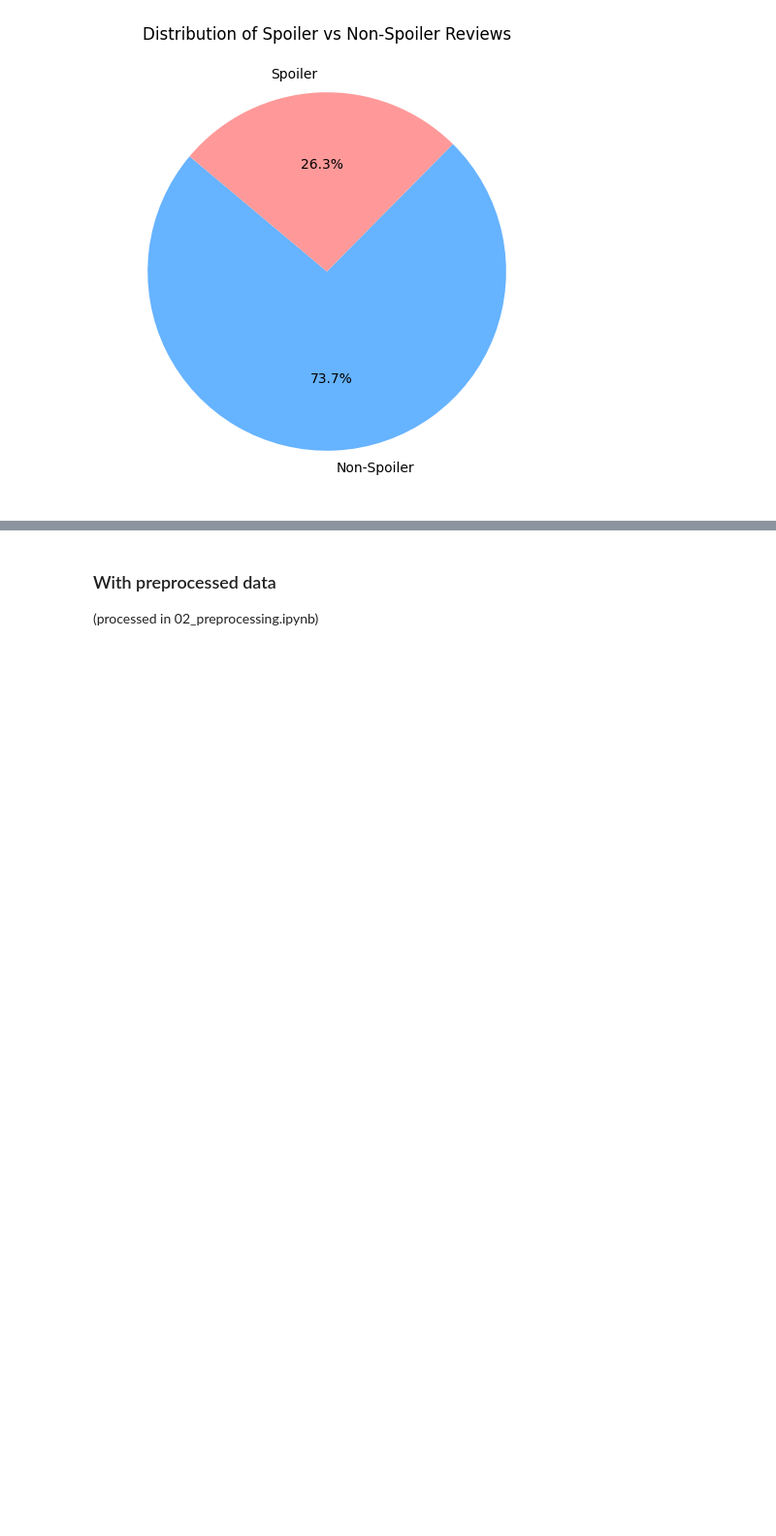
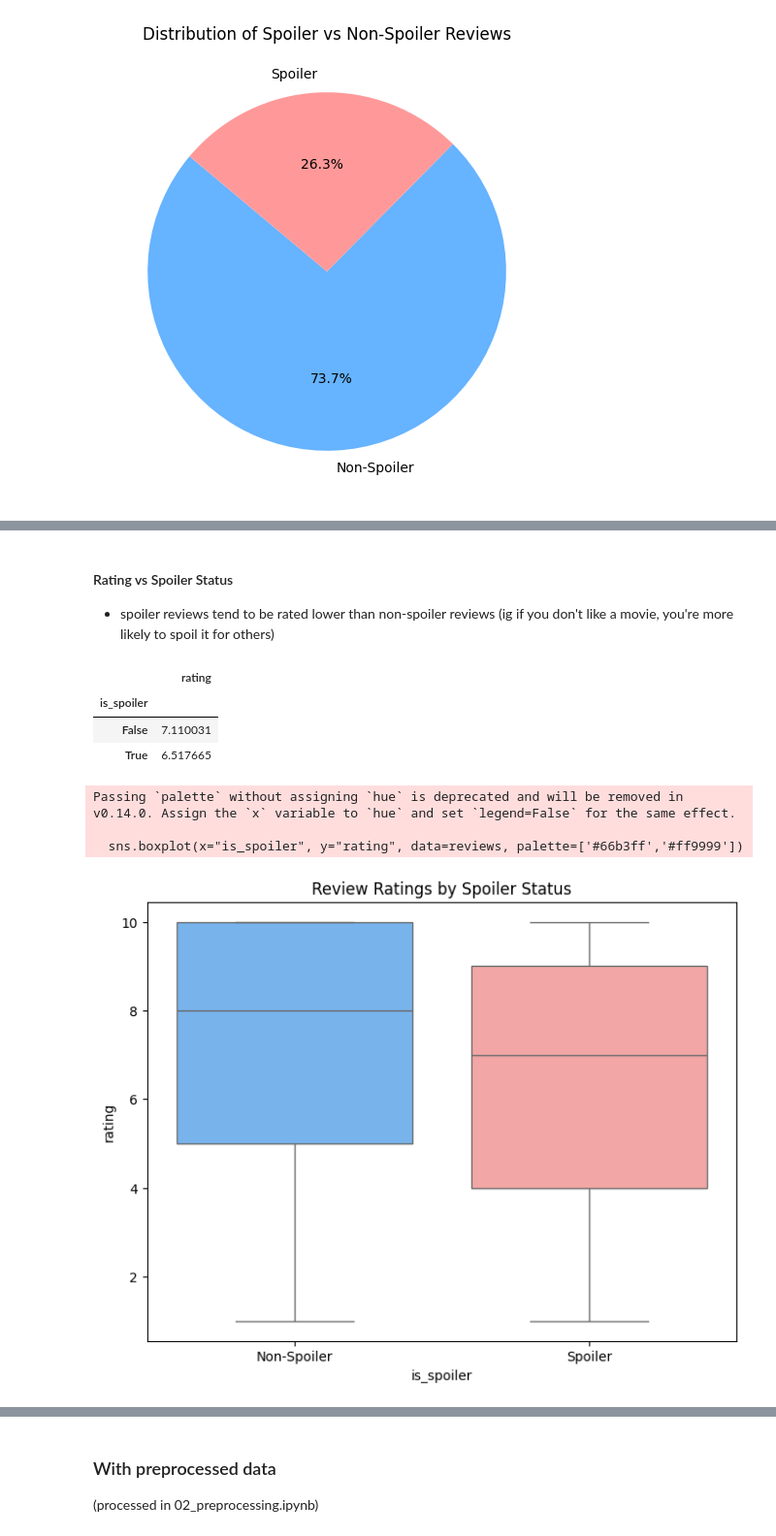
Before and after one commit to ayshmnmm/plot-protector, a Jupyter notebook: notebooks/01_eda.ipynb, the cells around one changed output, grey strips where cells are left out. Shown at 97% size. Cells and saved outputs as stored; diff of their text form; code cells hidden in the pictures; blank space fills up the shorter version.

```diff
--- a/notebooks/01_eda.ipynb
+++ b/notebooks/01_eda.ipynb
@@ -76,0 +196,24 @@ plt.show()
+# %% [markdown]
+#### Rating vs Spoiler Status
+
+- spoiler reviews tend to be rated lower than non-spoiler reviews (ig if you don't like a movie, you're more likely to spoil it for others)
+# %%
+# average rating by spoiler status
+reviews[["rating", "is_spoiler"]].groupby("is_spoiler").mean()
+# %% [output]
+|  | rating |
+| is_spoiler |  |
+| False | 7.110031 |
+| True | 6.517665 |
+# %%
+# box plot of ratings by spoiler status
+plt.figure(figsize=(8, 6))
+sns.boxplot(x="is_spoiler", y="rating", data=reviews, palette=['#66b3ff','#ff9999'])
+plt.xticks([0, 1], ['Non-Spoiler', 'Spoiler'])
+plt.title('Review Ratings by Spoiler Status')
+plt.show()
+# %% [output]
+Passing `palette` without assigning `hue` is deprecated and will be removed in v0.14.0. Assign the `x` variable to `hue` and set `legend=False` for the same effect.
+
+  sns.boxplot(x="is_spoiler", y="rating", data=reviews, palette=['#66b3ff','#ff9999'])
+[figure, added]
```
Also changed, not shown: parts of 29 cells of this notebook.
